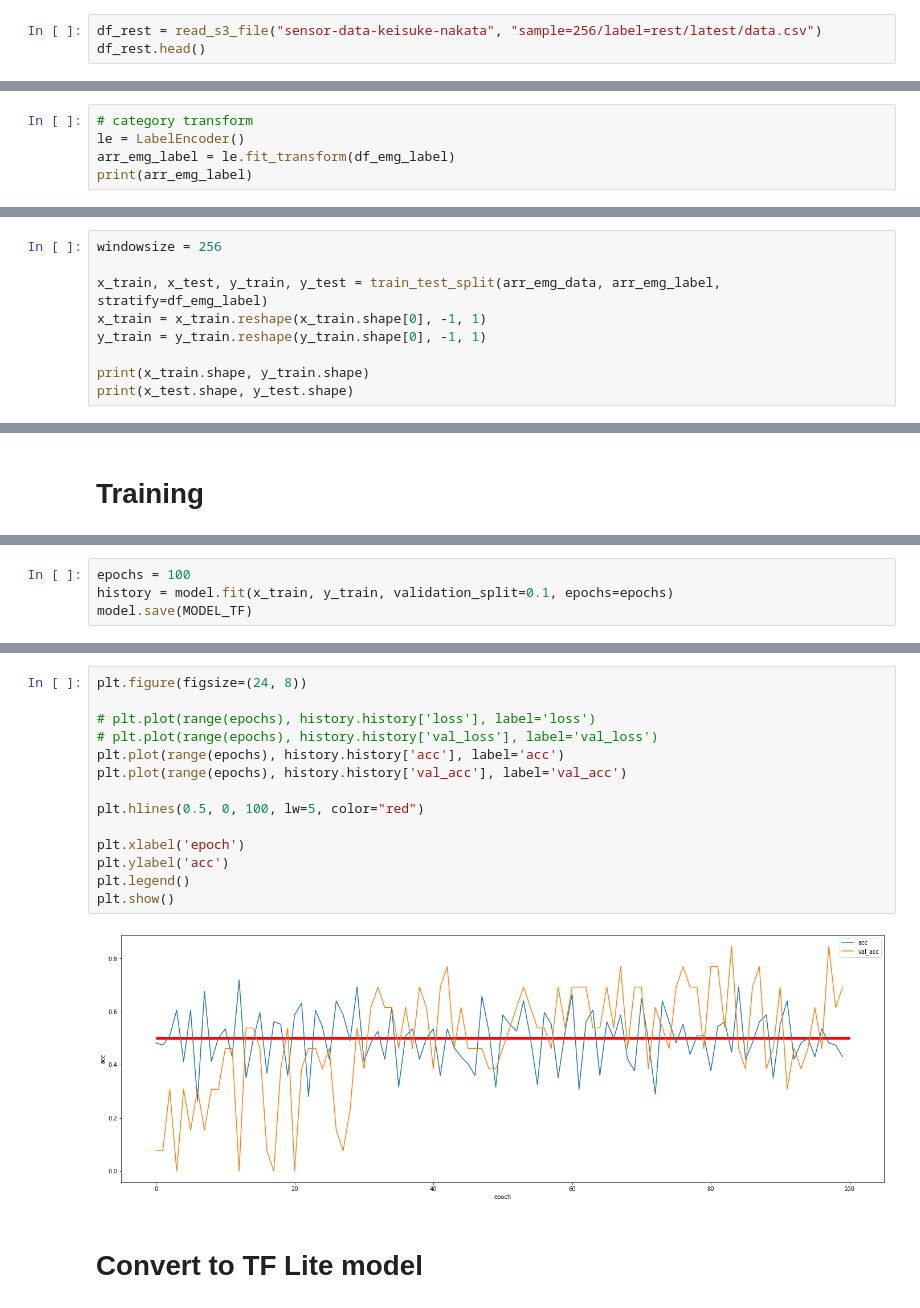
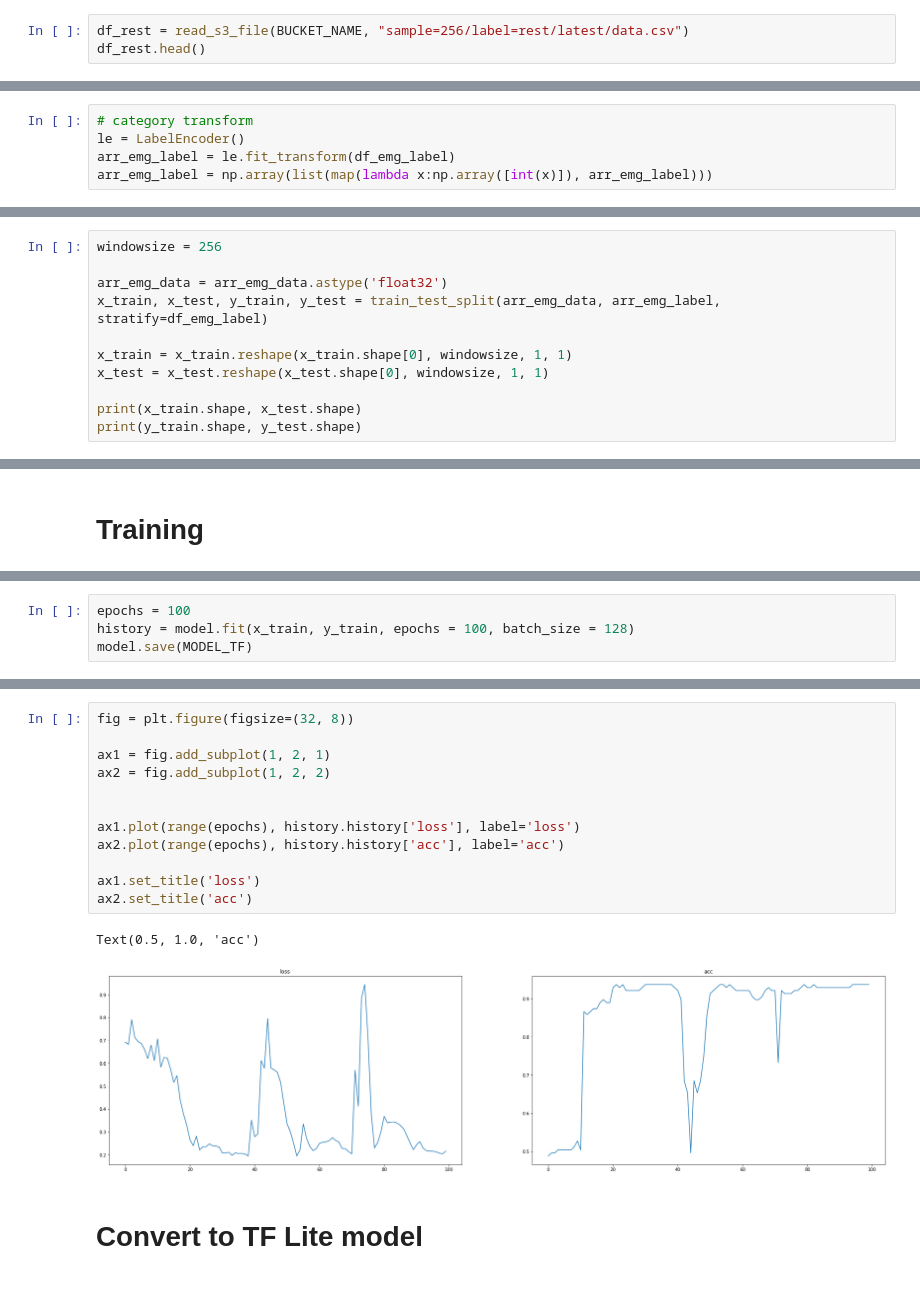
Before and after one commit to dkhmd/quarantine_helper, a Jupyter notebook: cloud/ml/emg_model.ipynb, the cells around one changed output, grey strips where cells are left out. Cells and saved outputs as stored; diff of their text form.

Commit message:
improve model

```diff
--- a/cloud/ml/emg_model.ipynb
+++ b/cloud/ml/emg_model.ipynb
@@ -37,7 +42,7 @@ MODEL_TFLITE_MICRO = MODELS_DIR + 'model.cc'
 # %% [markdown]
 # Load from S3
 # %%
-df_rest = read_s3_file("sensor-data-keisuke-nakata", "sample=256/label=rest/latest/data.csv")
+df_rest = read_s3_file(BUCKET_NAME, "sample=256/label=rest/latest/data.csv")
 df_rest.head()
 # %% [output]
 |  | dt | grp | cnt | sample | emg | acc_x | acc_y | acc_z | gyro_x | gyro_y | gyro_z | ... |
@@ -180,4 +181,4 @@ print(arr_emg_data)
 # category transform
 le = LabelEncoder()
 arr_emg_label = le.fit_transform(df_emg_label)
-print(arr_emg_label)
+arr_emg_label = np.array(list(map(lambda x:np.array([int(x)]), arr_emg_label)))
@@ -192,10 +187,12 @@ print(arr_emg_label)
 # %%
 windowsize = 256
 
+arr_emg_data = arr_emg_data.astype('float32')
 x_train, x_test, y_train, y_test = train_test_split(arr_emg_data, arr_emg_label, stratify=df_emg_label)
-x_train = x_train.reshape(x_train.shape[0], -1, 1)
-y_train = y_train.reshape(y_train.shape[0], -1, 1)
 
-print(x_train.shape, y_train.shape)
-print(x_test.shape, y_test.shape)
+x_train = x_train.reshape(x_train.shape[0], windowsize, 1, 1)
+x_test = x_test.reshape(x_test.shape[0], windowsize, 1, 1)
+
+print(x_train.shape, x_test.shape)
+print(y_train.shape, y_test.shape)
 # %% [output]
@@ -273,6 +258,6 @@ _________________________________________________________________
 # %%
 epochs = 100
-history = model.fit(x_train, y_train, validation_split=0.1, epochs=epochs)
+history = model.fit(x_train, y_train, epochs = 100, batch_size = 128)
 model.save(MODEL_TF)
 # %% [output]
 Epoch 1/100
@@ -294,20 +279,19 @@ Epoch 100/100
 INFO:tensorflow:Assets written to: models/model/assets
-# %%
-plt.figure(figsize=(24, 8))
-
-# plt.plot(range(epochs), history.history['loss'], label='loss')
-# plt.plot(range(epochs), history.history['val_loss'], label='val_loss')
-plt.plot(range(epochs), history.history['acc'], label='acc')
-plt.plot(range(epochs), history.history['val_acc'], label='val_acc')
-
-plt.hlines(0.5, 0, 100, lw=5, color="red")
-
-plt.xlabel('epoch')
-plt.ylabel('acc')
-plt.legend()
-plt.show()
-# %% [output]
-[figure, removed]
+# %%
+fig = plt.figure(figsize=(32, 8))
+
+ax1 = fig.add_subplot(1, 2, 1)
+ax2 = fig.add_subplot(1, 2, 2)
+
+
+ax1.plot(range(epochs), history.history['loss'], label='loss')
+ax2.plot(range(epochs), history.history['acc'], label='acc')
+
+ax1.set_title('loss')
+ax2.set_title('acc')
+# %% [output]
+Text(0.5, 1.0, 'acc')
+[figure, added]
 # %% [markdown]
 # Convert to TF Lite model
 # %% [markdown]
```
Also changed, not shown: parts of 15 cells of this notebook, 1 other file.
